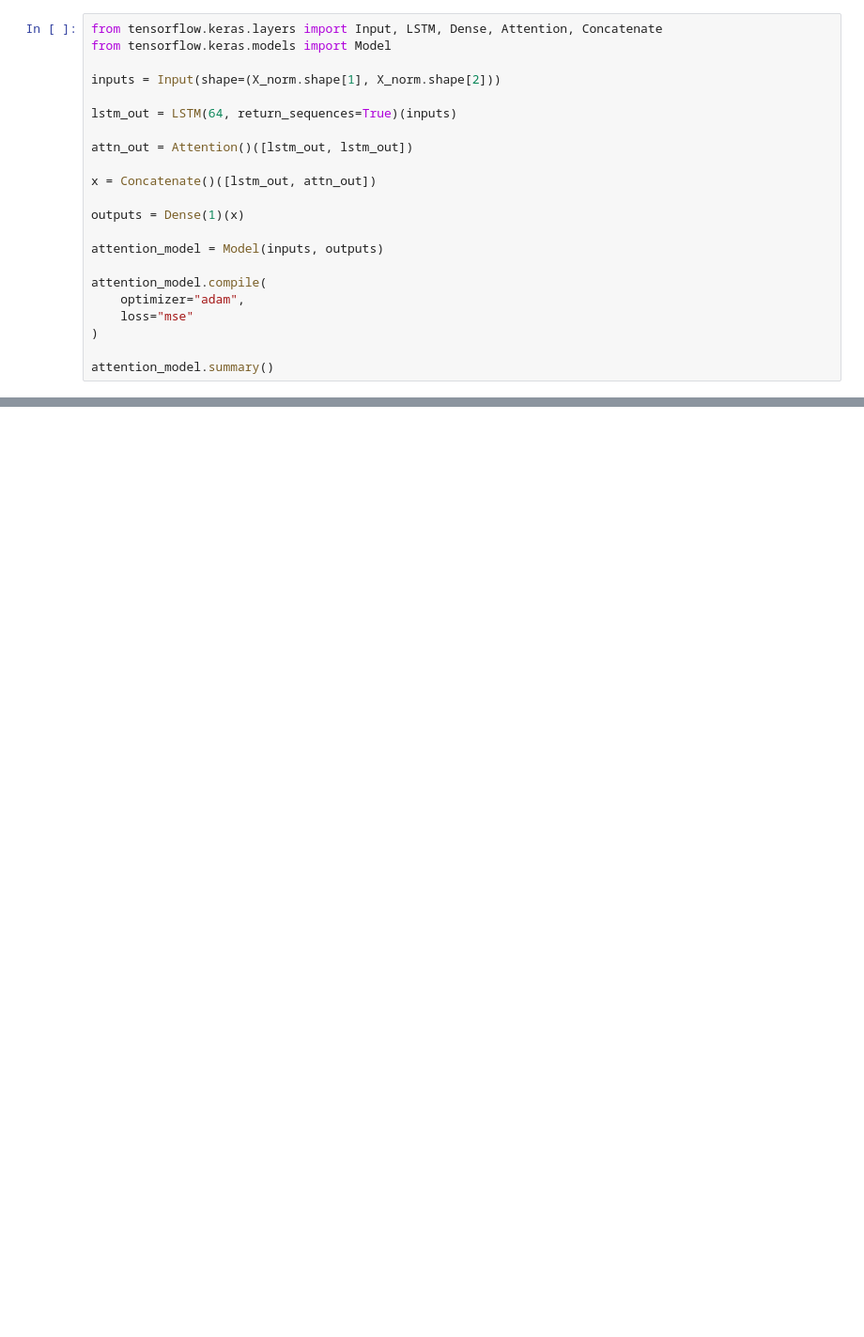
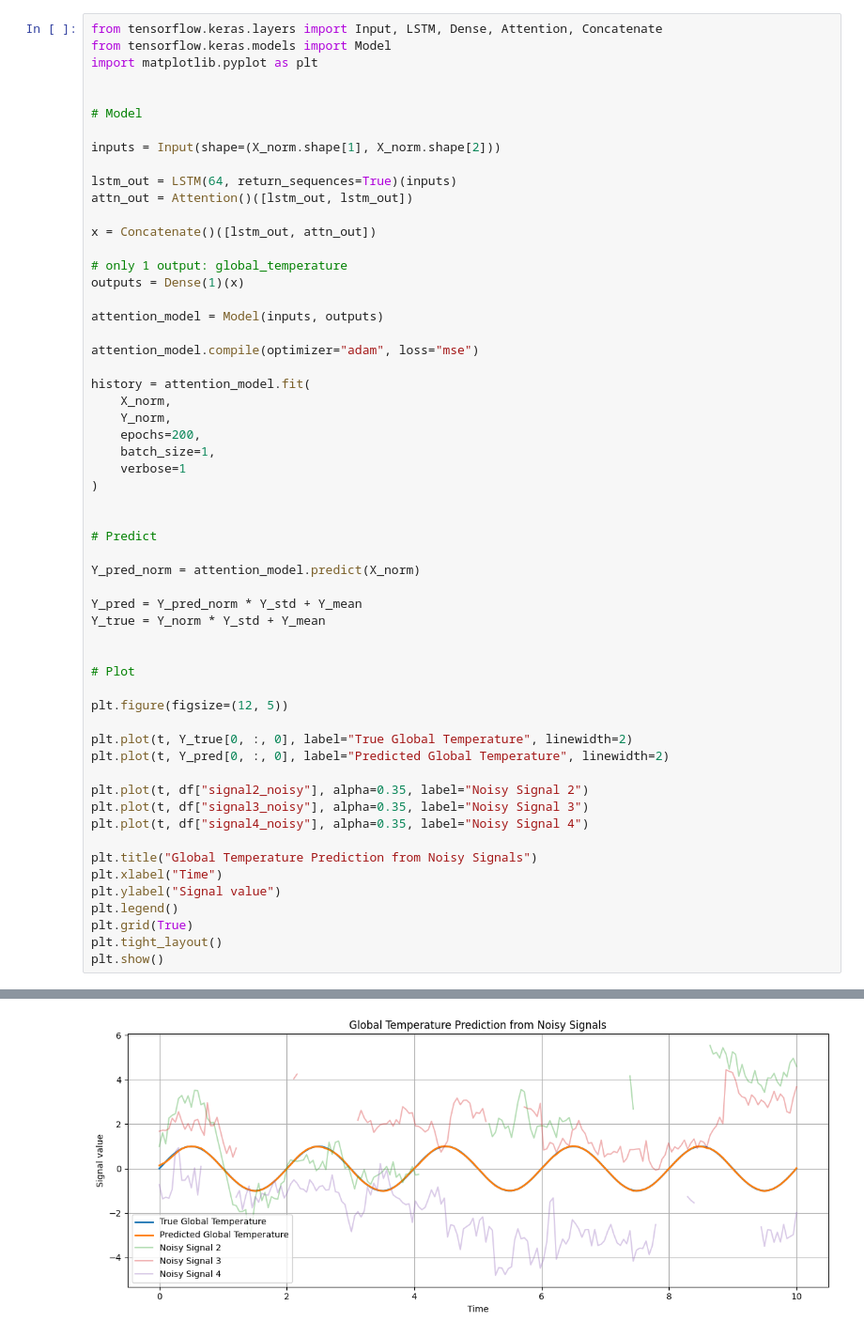
Before and after one commit to aizzen3/temp_seq_nn, a Jupyter notebook: attention.ipynb, the cells around one changed output, grey strips where cells are left out. Shown at 94% size. Cells and saved outputs as stored; diff of their text form; blank space fills up the shorter version.

```diff
--- a/attention.ipynb
+++ b/attention.ipynb
@@ -51,23 +151,58 @@ print(X_norm.shape, y_norm.shape)
 # %%
 from tensorflow.keras.layers import Input, LSTM, Dense, Attention, Concatenate
 from tensorflow.keras.models import Model
+import matplotlib.pyplot as plt
+
+
+# Model
 
 inputs = Input(shape=(X_norm.shape[1], X_norm.shape[2]))
 
 lstm_out = LSTM(64, return_sequences=True)(inputs)
-
 attn_out = Attention()([lstm_out, lstm_out])
 
 x = Concatenate()([lstm_out, attn_out])
 
+# only 1 output: global_temperature
 outputs = Dense(1)(x)
 
 attention_model = Model(inputs, outputs)
 
-attention_model.compile(
-    optimizer="adam",
-    loss="mse"
+attention_model.compile(optimizer="adam", loss="mse")
+
+history = attention_model.fit(
+    X_norm,
+    Y_norm,
+    epochs=200,
+    batch_size=1,
+    verbose=1
 )
 
-attention_model.summary()
+
+# Predict
+
+Y_pred_norm = attention_model.predict(X_norm)
+
+Y_pred = Y_pred_norm * Y_std + Y_mean
+Y_true = Y_norm * Y_std + Y_mean
+
+
+# Plot
+
+plt.figure(figsize=(12, 5))
+
+plt.plot(t, Y_true[0, :, 0], label="True Global Temperature", linewidth=2)
+plt.plot(t, Y_pred[0, :, 0], label="Predicted Global Temperature", linewidth=2)
+
+plt.plot(t, df["signal2_noisy"], alpha=0.35, label="Noisy Signal 2")
+plt.plot(t, df["signal3_noisy"], alpha=0.35, label="Noisy Signal 3")
+plt.plot(t, df["signal4_noisy"], alpha=0.35, label="Noisy Signal 4")
+
+plt.title("Global Temperature Prediction from Noisy Signals")
+plt.xlabel("Time")
+plt.ylabel("Signal value")
+plt.legend()
+plt.grid(True)
+plt.tight_layout()
+plt.show()
 # %% [output]
@@ -93,0 +226 @@ Model: "functional_1"
+[figure, added]
```
Also changed, not shown: parts of 5 cells of this notebook.
